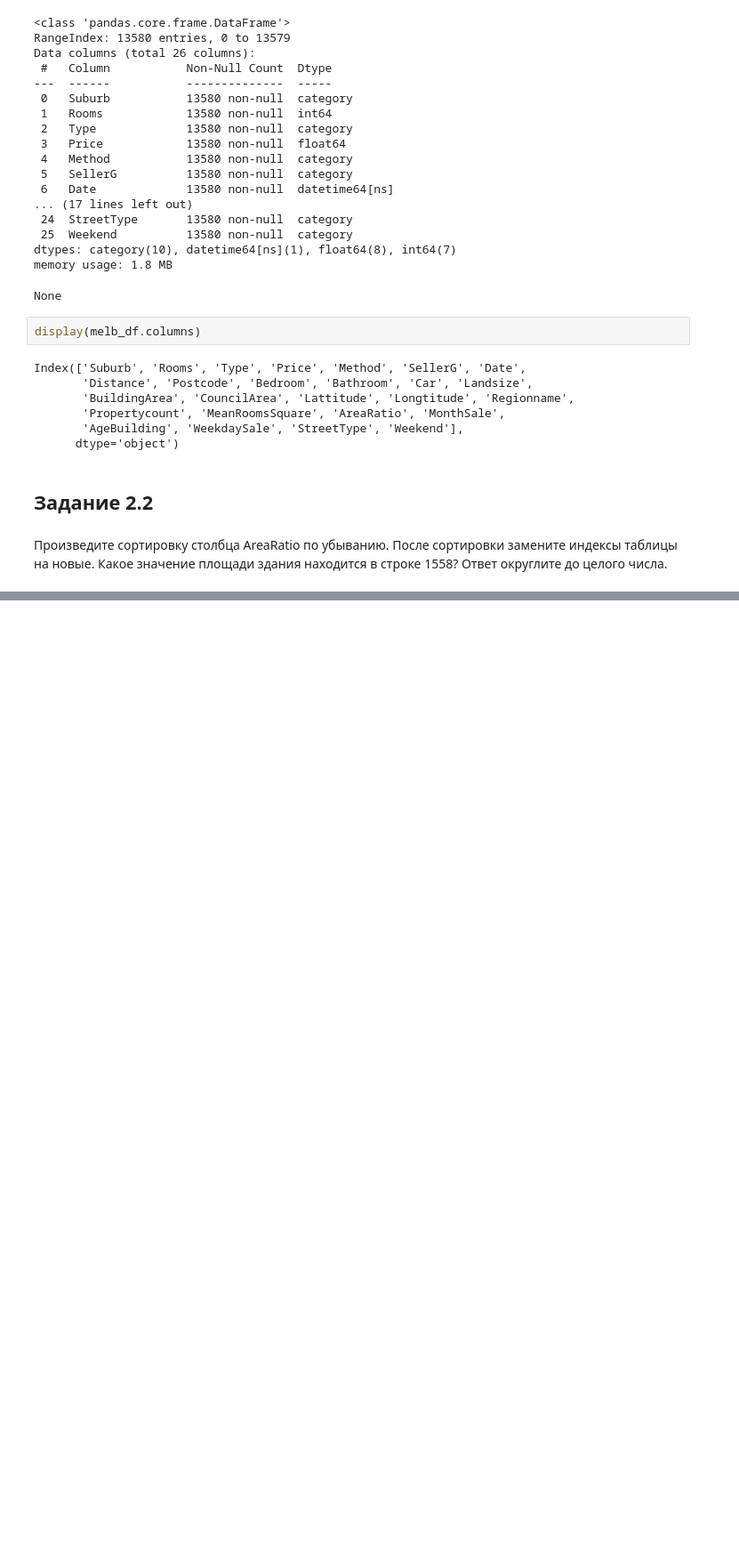
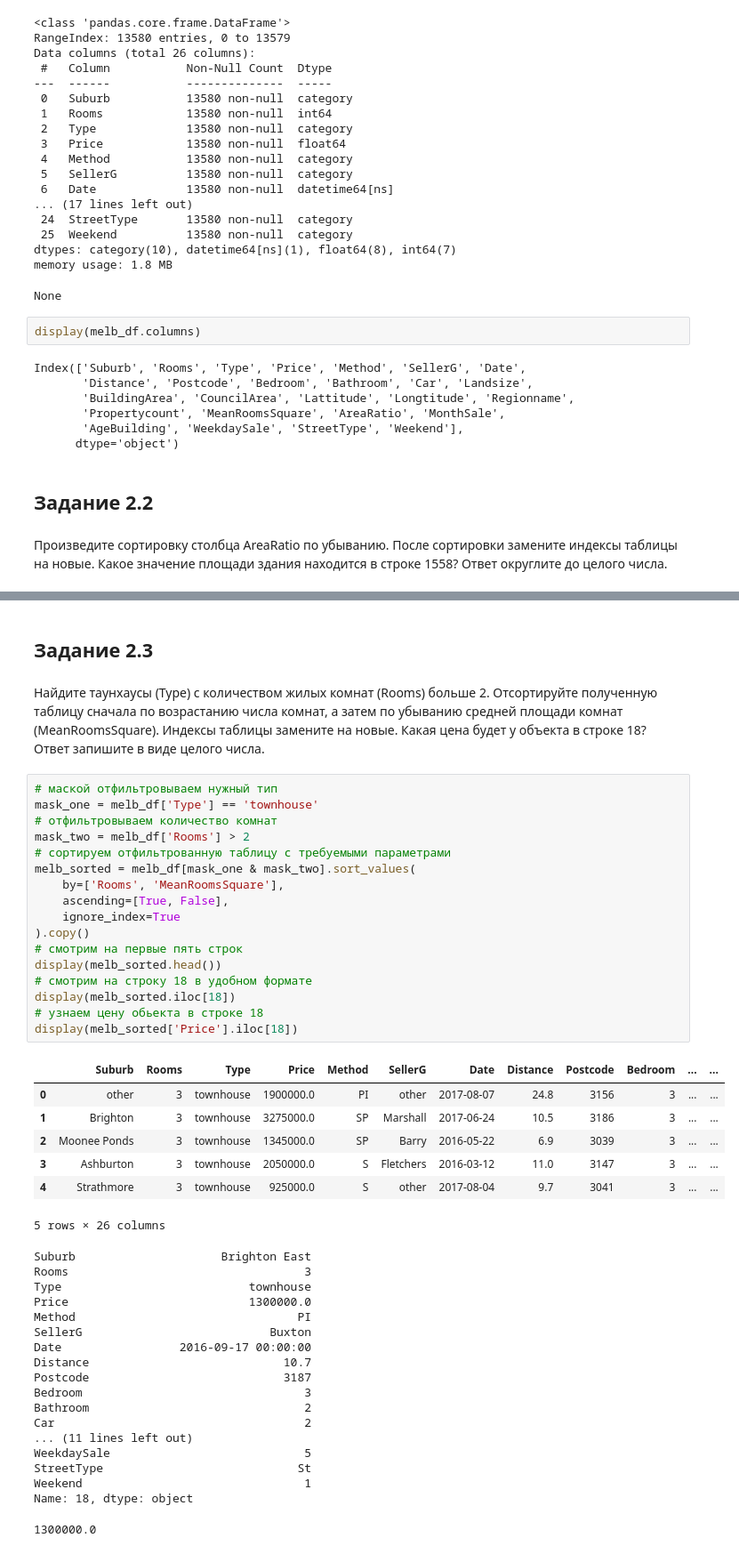
Before and after one commit to Barakuda12345g1/barakuda_rep_v6, a Jupyter notebook: barakuda_notebook/PY_12_advanced_pandas_methods/092. tasks.ipynb, the cells around one changed output, grey strips where cells are left out. Shown at 89% size. Saved outputs shown, nothing was run; the diff lists cells and outputs as text; blank space fills up the shorter version.

```diff
--- a/barakuda_notebook/PY_12_advanced_pandas_methods/092. tasks.ipynb
+++ b/barakuda_notebook/PY_12_advanced_pandas_methods/092. tasks.ipynb
@@ -103,0 +138,47 @@ melb_sorted = melb_df.copy()
+# %% [markdown]
+## Задание 2.3
+# %% [markdown]
+Найдите таунхаусы (Type) с количеством жилых комнат (Rooms) больше 2. Отсортируйте полученную таблицу сначала по возрастанию числа комнат, а затем по убыванию средней площади комнат (MeanRoomsSquare). Индексы таблицы замените на новые. Какая цена будет у объекта в строке 18? Ответ запишите в виде целого числа.
+# %%
+# маской отфильтровываем нужный тип
+mask_one = melb_df['Type'] == 'townhouse'
+# отфильтровываем количество комнат
+mask_two = melb_df['Rooms'] > 2
+# сортируем отфильтрованную таблицу с требуемыми параметрами
+melb_sorted = melb_df[mask_one & mask_two].sort_values(
+    by=['Rooms', 'MeanRoomsSquare'],
+    ascending=[True, False],
+    ignore_index=True
+).copy()
+# смотрим на первые пять строк
+display(melb_sorted.head())
+# смотрим на строку 18 в удобном формате
+display(melb_sorted.iloc[18])
+# узнаем цену обьекта в строке 18
+display(melb_sorted['Price'].iloc[18])
+# %% [output]
+|  | Suburb | Rooms | Type | Price | Method | SellerG | Date | Distance | Postcode | Bedroom | ... | ... |
+| 0 | other | 3 | townhouse | 1900000.0 | PI | other | 2017-08-07 | 24.8 | 3156 | 3 | ... | ... |
+| 1 | Brighton | 3 | townhouse | 3275000.0 | SP | Marshall | 2017-06-24 | 10.5 | 3186 | 3 | ... | ... |
+| 2 | Moonee Ponds | 3 | townhouse | 1345000.0 | SP | Barry | 2016-05-22 | 6.9 | 3039 | 3 | ... | ... |
+| 3 | Ashburton | 3 | townhouse | 2050000.0 | S | Fletchers | 2016-03-12 | 11.0 | 3147 | 3 | ... | ... |
+| 4 | Strathmore | 3 | townhouse | 925000.0 | S | other | 2017-08-04 | 9.7 | 3041 | 3 | ... | ... |
+5 rows × 26 columns
+Suburb                     Brighton East
+Rooms                                  3
+Type                           townhouse
+Price                          1300000.0
+Method                                PI
+SellerG                           Buxton
+Date                 2016-09-17 00:00:00
+Distance                            10.7
+Postcode                            3187
+Bedroom                                3
+Bathroom                               2
+Car                                    2
+... (11 lines left out)
+WeekdaySale                            5
+StreetType                            St
+Weekend                                1
+Name: 18, dtype: object
+1300000.0
```
Also changed, not shown: parts of 1 cell of this notebook.
